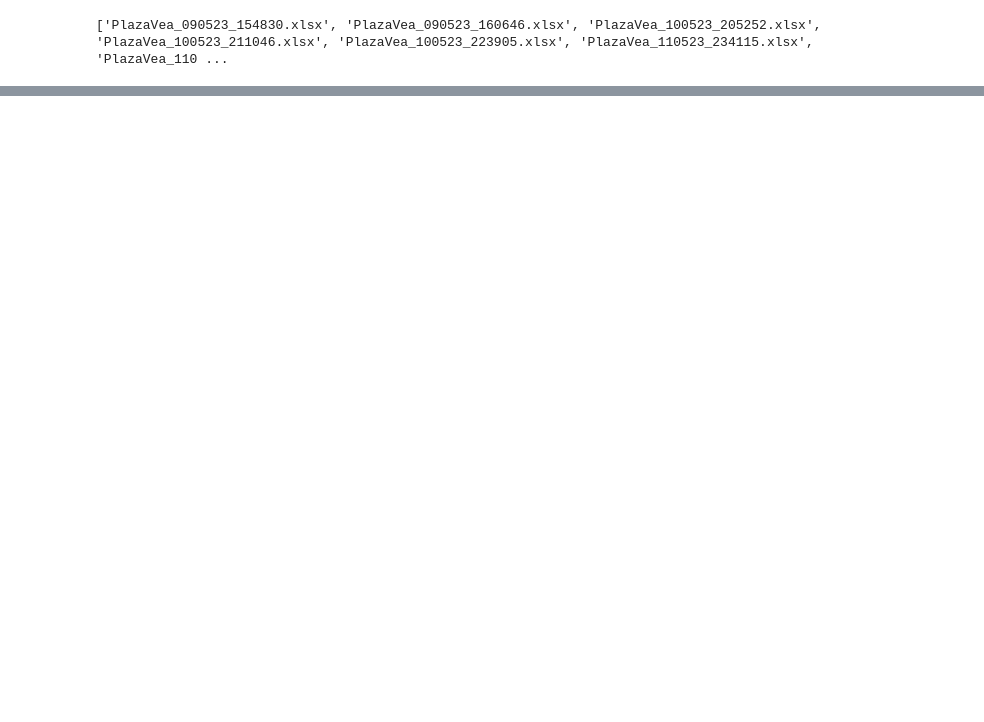
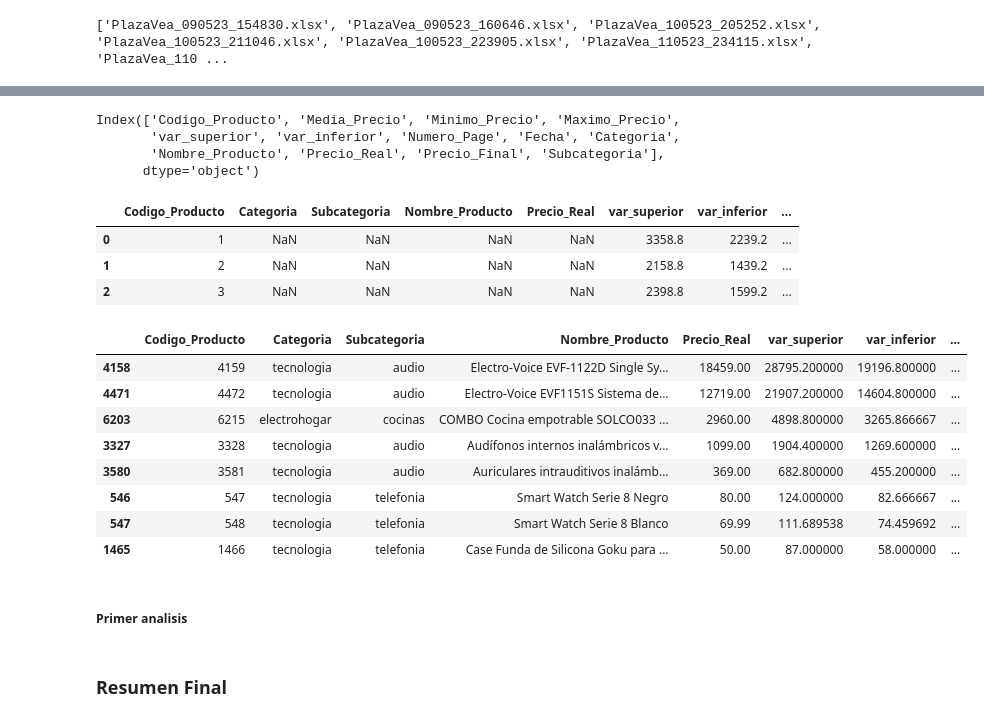
Before and after one commit to luisarhuide/Scrapping_Project, a Jupyter notebook: Exploracion_Data.ipynb, the cells around one changed output, grey strips where cells are left out. Cells and saved outputs as stored; diff of their text form; code cells hidden in the pictures; blank space fills up the shorter version.

Commit message:
primer commit

```diff
--- a/Exploracion_Data.ipynb
+++ b/Exploracion_Data.ipynb
@@ -298,0 +206,5 @@ plt.show()
+# %%
+porcentaje_oferta = 0.20
+df_resumen['var_superior'] = df_resumen['Media_Precio']*(1 + porcentaje_oferta)
+df_resumen['var_inferior'] = df_resumen['Media_Precio']*(1 - porcentaje_oferta)
+df_resumen.head()
@@ -298,0 +219,44 @@ plt.show()
+# %%
+df_precio_altual = df_origen[df_origen['Fecha'] == df_origen['Fecha'].max()]
+
+df_join = df_resumen.merge(df_precio_altual, how='outer', on='Codigo_Producto')
+# %%
+df_join.columns
+# %% [output]
+Index(['Codigo_Producto', 'Media_Precio', 'Minimo_Precio', 'Maximo_Precio',
+       'var_superior', 'var_inferior', 'Numero_Page', 'Fecha', 'Categoria',
+       'Nombre_Producto', 'Precio_Real', 'Precio_Final', 'Subcategoria'],
+      dtype='object')
+# %%
+df_join = df_join[['Codigo_Producto','Categoria','Subcategoria','Nombre_Producto','Precio_Real','var_superior', 'var_inferior', 'Precio_Final', 'Media_Precio', 'Minimo_Precio', 'Maximo_Precio']]
+df_join.head(3)
+# %% [output]
+|  | Codigo_Producto | Categoria | Subcategoria | Nombre_Producto | Precio_Real | var_superior | var_inferior | ... |
+| 0 | 1 | NaN | NaN | NaN | NaN | 3358.8 | 2239.2 | ... |
+| 1 | 2 | NaN | NaN | NaN | NaN | 2158.8 | 1439.2 | ... |
+| 2 | 3 | NaN | NaN | NaN | NaN | 2398.8 | 1599.2 | ... |
+# %%
+def diferencia_extremo(df, precio, superior, inferior):
+    if df[precio] <= df[inferior]:
+        return 'Alerta de precio'
+    else:
+        if df[inferior] <= df[precio] <= df[superior]:
+            return 'Sin cambios'
+        else:
+            return 'Alza de precio'
+
+df_join['Criterio'] = df_join.apply(diferencia_extremo, axis=1, precio='Precio_Real',superior='var_superior',inferior='var_inferior')
+# %%
+df_join[df_join['Criterio'] == 'Alerta de precio'].sort_values(['Precio_Real'],ascending=[False])
+# %% [output]
+|  | Codigo_Producto | Categoria | Subcategoria | Nombre_Producto | Precio_Real | var_superior | var_inferior | ... |
+| 4158 | 4159 | tecnologia | audio | Electro-Voice EVF-1122D Single Sy... | 18459.00 | 28795.200000 | 19196.800000 | ... |
+| 4471 | 4472 | tecnologia | audio | Electro-Voice EVF1151S Sistema de... | 12719.00 | 21907.200000 | 14604.800000 | ... |
+| 6203 | 6215 | electrohogar | cocinas | COMBO Cocina empotrable SOLCO033 ... | 2960.00 | 4898.800000 | 3265.866667 | ... |
+| 3327 | 3328 | tecnologia | audio | Audífonos internos inalámbricos v... | 1099.00 | 1904.400000 | 1269.600000 | ... |
+| 3580 | 3581 | tecnologia | audio | Auriculares intrauditivos inalámb... | 369.00 | 682.800000 | 455.200000 | ... |
+| 546 | 547 | tecnologia | telefonia | Smart Watch Serie 8 Negro | 80.00 | 124.000000 | 82.666667 | ... |
+| 547 | 548 | tecnologia | telefonia | Smart Watch Serie 8 Blanco | 69.99 | 111.689538 | 74.459692 | ... |
+| 1465 | 1466 | tecnologia | telefonia | Case Funda de Silicona Goku para ... | 50.00 | 87.000000 | 58.000000 | ... |
+# %% [markdown]
+##### Primer analisis
@@ -298,0 +283,2 @@ plt.show()
+# %% [markdown]
+### Resumen Final
```
Also changed, not shown: parts of 48 cells of this notebook, 3 other files.
